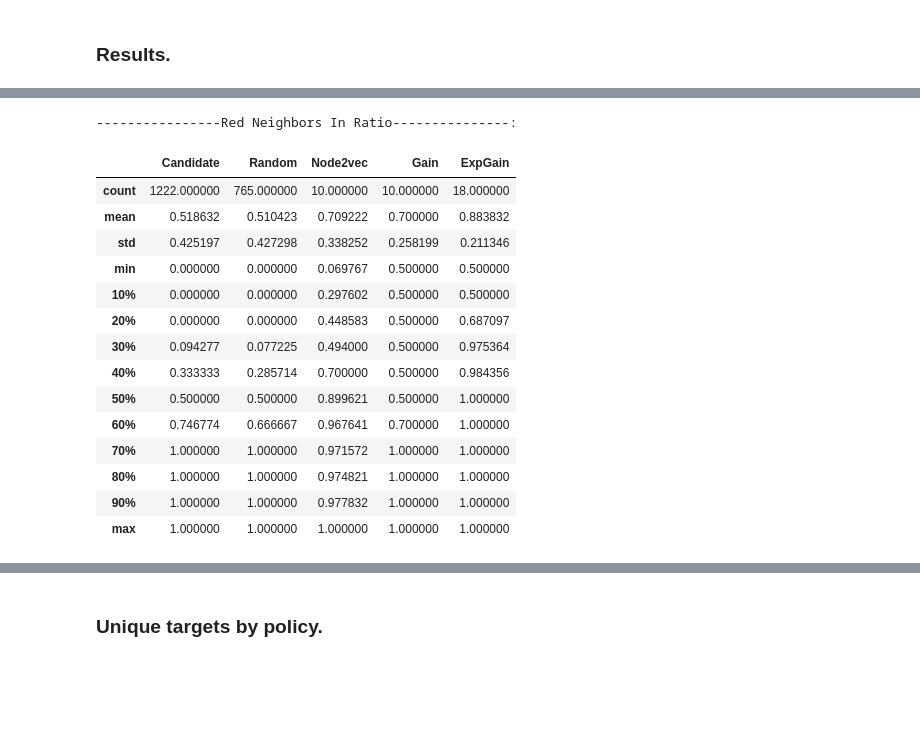
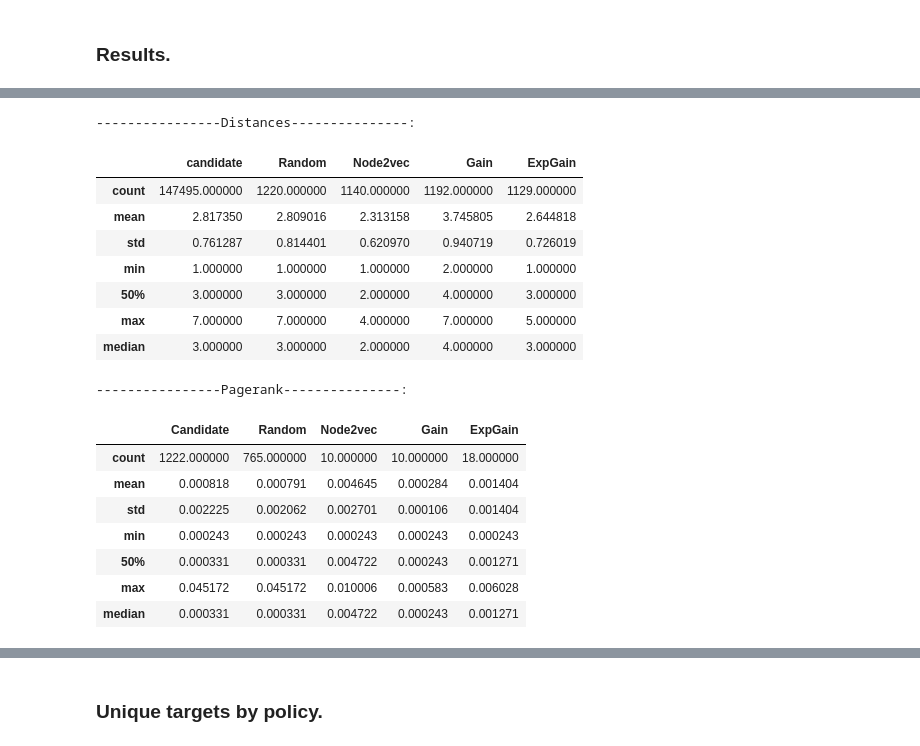
Before and after one commit to SotirisTsioutsiouliklis/FairRec, a Jupyter notebook: notebooks/targetsAnalysisRandomSourcesBlogs.ipynb, the cells around one changed output, grey strips where cells are left out. Cells and saved outputs as stored; diff of their text form; code cells hidden in the pictures; blank space fills up the shorter version.

```diff
--- a/notebooks/targetsAnalysisRandomSourcesBlogs.ipynb
+++ b/notebooks/targetsAnalysisRandomSourcesBlogs.ipynb
@@ -326,29 +126,42 @@ targetRedOutRatio
-# %%
-print("----------------Red Neighbors In Ratio---------------:")
-
-targetRedInRatio = {
-    'Candidate': nodes.describe(percentiles= [0.1,0.2,0.3,0.4,0.5,0.6,0.7,0.8,0.9])['redNeighborsInRatio'],
-    'Random': targetNodes['Random'].describe(percentiles= [0.1,0.2,0.3,0.4,0.5,0.6,0.7,0.8,0.9])['redNeighborsInRatio'],
-    'Node2vec': targetNodes['Node2vec'].describe(percentiles= [0.1,0.2,0.3,0.4,0.5,0.6,0.7,0.8,0.9])['redNeighborsInRatio'],
-    'Gain': targetNodes['Gain'].describe(percentiles= [0.1,0.2,0.3,0.4,0.5,0.6,0.7,0.8,0.9])['redNeighborsInRatio'],
-    'ExpGain': targetNodes['ExpGain'].describe(percentiles= [0.1,0.2,0.3,0.4,0.5,0.6,0.7,0.8,0.9])['redNeighborsInRatio']
-}
-targetRedInRatio = pd.DataFrame(targetRedInRatio)
-targetRedInRatio
-# %% [output]
-----------------Red Neighbors In Ratio---------------:
-|  | Candidate | Random | Node2vec | Gain | ExpGain |
-| count | 1222.000000 | 765.000000 | 10.000000 | 10.000000 | 18.000000 |
-| mean | 0.518632 | 0.510423 | 0.709222 | 0.700000 | 0.883832 |
-| std | 0.425197 | 0.427298 | 0.338252 | 0.258199 | 0.211346 |
-| min | 0.000000 | 0.000000 | 0.069767 | 0.500000 | 0.500000 |
-| 10% | 0.000000 | 0.000000 | 0.297602 | 0.500000 | 0.500000 |
-| 20% | 0.000000 | 0.000000 | 0.448583 | 0.500000 | 0.687097 |
-| 30% | 0.094277 | 0.077225 | 0.494000 | 0.500000 | 0.975364 |
-| 40% | 0.333333 | 0.285714 | 0.700000 | 0.500000 | 0.984356 |
-| 50% | 0.500000 | 0.500000 | 0.899621 | 0.500000 | 1.000000 |
-| 60% | 0.746774 | 0.666667 | 0.967641 | 0.700000 | 1.000000 |
-| 70% | 1.000000 | 1.000000 | 0.971572 | 1.000000 | 1.000000 |
-| 80% | 1.000000 | 1.000000 | 0.974821 | 1.000000 | 1.000000 |
-| 90% | 1.000000 | 1.000000 | 0.977832 | 1.000000 | 1.000000 |
-| max | 1.000000 | 1.000000 | 1.000000 | 1.000000 | 1.000000 |
+# %%
+print("----------------Distances---------------:")
+edgeDistances = {'candidate': candEdgesScores.describe(percentiles= [])['distance'].append(pd.Series(candEdgesScores.median()['distance'], index= ['median']) ),
+      'Random': selectedEdges['Random'].describe(percentiles= [])['distance'].append(pd.Series(selectedEdges['Random'].median()['distance'], index= ['median']) ),
+      'Node2vec': selectedEdges['Node2vec'].describe(percentiles= [])['distance'].append(pd.Series(selectedEdges['Node2vec'].median()['distance'], index= ['median']) ),
+      'Gain': selectedEdges['Gain'].describe(percentiles= [])['distance'].append(pd.Series(selectedEdges['Gain'].median()['distance'], index= ['median']) ),
+      'ExpGain': selectedEdges['ExpGain'].describe(percentiles= [])['distance'].append(pd.Series(selectedEdges['ExpGain'].median()['distance'], index= ['median']) )
+      }
+edgeDistances = pd.DataFrame(edgeDistances)
+edgeDistances
+# %% [output]
+----------------Distances---------------:
+|  | candidate | Random | Node2vec | Gain | ExpGain |
+| count | 147495.000000 | 1220.000000 | 1140.000000 | 1192.000000 | 1129.000000 |
+| mean | 2.817350 | 2.809016 | 2.313158 | 3.745805 | 2.644818 |
+| std | 0.761287 | 0.814401 | 0.620970 | 0.940719 | 0.726019 |
+| min | 1.000000 | 1.000000 | 1.000000 | 2.000000 | 1.000000 |
+| 50% | 3.000000 | 3.000000 | 2.000000 | 4.000000 | 3.000000 |
+| max | 7.000000 | 7.000000 | 4.000000 | 7.000000 | 5.000000 |
+| median | 3.000000 | 3.000000 | 2.000000 | 4.000000 | 3.000000 |
+# %%
+print("----------------Pagerank---------------:")
+
+targetPagerank = {
+    'Candidate': nodes.describe(percentiles= [])['pagerank'].append(pd.Series(nodes.median()['pagerank'], index=['median'] ) ),
+    'Random': targetNodes['Random'].describe(percentiles= [])['pagerank'].append(pd.Series(targetNodes['Random'].median()['pagerank'], index=['median'] ) ),
+    'Node2vec': targetNodes['Node2vec'].describe(percentiles= [])['pagerank'].append(pd.Series(targetNodes['Node2vec'].median()['pagerank'], index=['median'] ) ),
+    'Gain': targetNodes['Gain'].describe(percentiles= [])['pagerank'].append(pd.Series(targetNodes['Gain'].median()['pagerank'], index=['median'] ) ),
+    'ExpGain': targetNodes['ExpGain'].describe(percentiles= [])['pagerank'].append(pd.Series(targetNodes['ExpGain'].median()['pagerank'], index=['median'] ) )
+}
+targetPagerank = pd.DataFrame(targetPagerank)
+targetPagerank
+# %% [output]
+----------------Pagerank---------------:
+|  | Candidate | Random | Node2vec | Gain | ExpGain |
+| count | 1222.000000 | 765.000000 | 10.000000 | 10.000000 | 18.000000 |
+| mean | 0.000818 | 0.000791 | 0.004645 | 0.000284 | 0.001404 |
+| std | 0.002225 | 0.002062 | 0.002701 | 0.000106 | 0.001404 |
+| min | 0.000243 | 0.000243 | 0.000243 | 0.000243 | 0.000243 |
+| 50% | 0.000331 | 0.000331 | 0.004722 | 0.000243 | 0.001271 |
+| max | 0.045172 | 0.045172 | 0.010006 | 0.000583 | 0.006028 |
+| median | 0.000331 | 0.000331 | 0.004722 | 0.000243 | 0.001271 |
```
Also changed, not shown: parts of 9 cells of this notebook, 3 other files.
